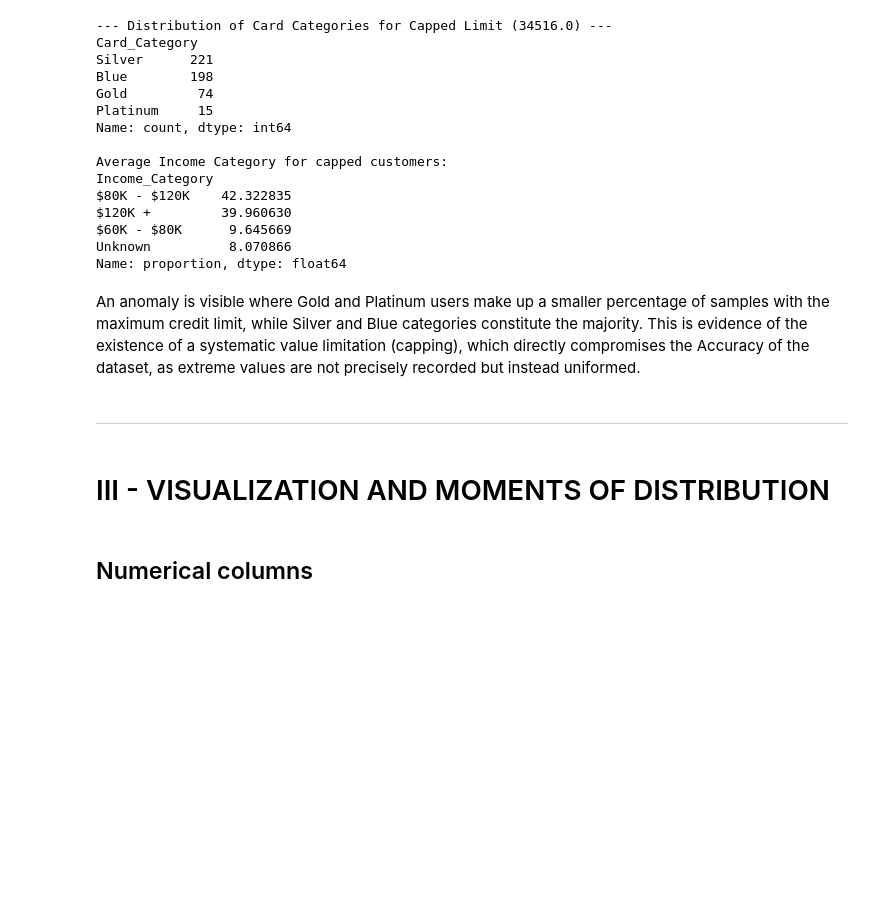
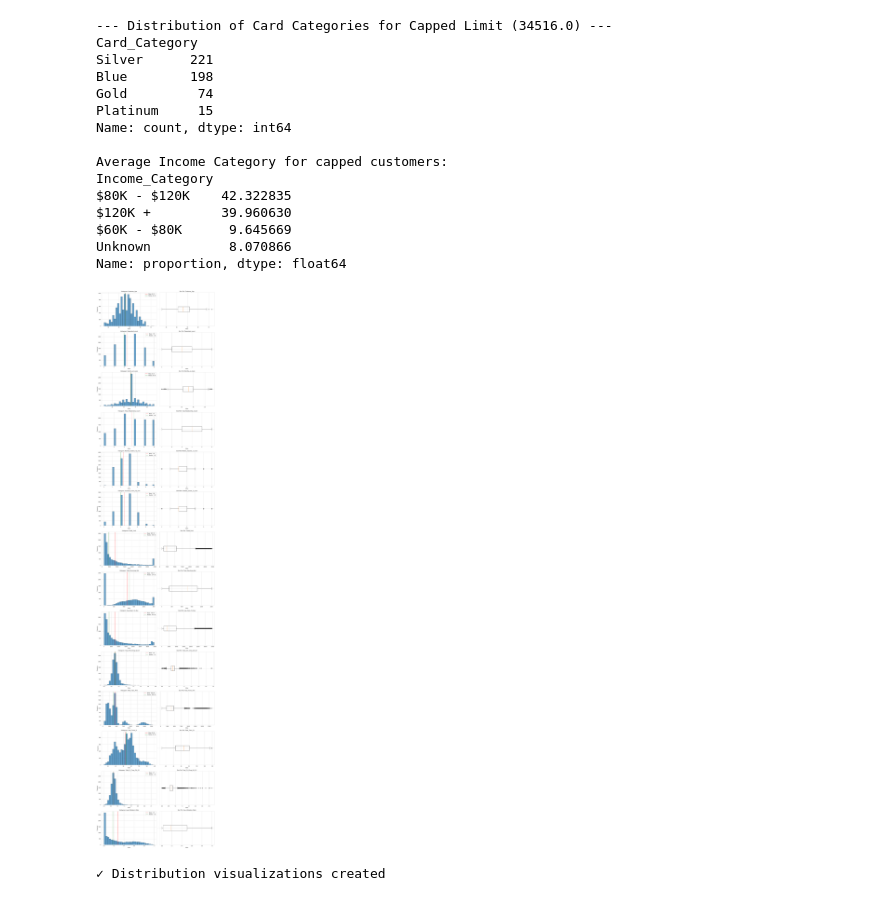
Before and after one commit to vekiii/ai-and-machine-learning, a Jupyter notebook: machine-learning-projects/data-preprocessing-project1/practical_part_eng.ipynb, the cells around one changed output. Cells and saved outputs as stored; diff of their text form; code cells hidden in the pictures; blank space fills up the shorter version.

```diff
--- a/machine-learning-projects/data-preprocessing-project1/practical_part_eng.ipynb
+++ b/machine-learning-projects/data-preprocessing-project1/practical_part_eng.ipynb
@@ -314,12 +391,29 @@ $120K +         39.960630
 $60K - $80K      9.645669
 Unknown          8.070866
 Name: proportion, dtype: float64
-# %% [markdown]
-An anomaly is visible where Gold and Platinum users make up a smaller percentage of samples with the maximum credit limit, while Silver and Blue categories constitute the majority. This is evidence of the existence of a systematic value limitation (capping), which directly compromises the Accuracy of the dataset, as extreme values are not precisely recorded but instead uniformed.
-# %% [markdown]
----------------------------
-# %% [markdown]
-# III - VISUALIZATION AND MOMENTS OF DISTRIBUTION
-# %% [markdown]
-## Numerical columns
+# %%
+fig, axes = plt.subplots(len(numerical_cols), 2, figsize=(15, 5*len(numerical_cols)))
+
+for idx, col in enumerate(numerical_cols):
+
+    axes[idx, 0].hist(data[col].dropna(), bins=30, edgecolor='black', alpha=0.7)
+    axes[idx, 0].axvline(data[col].mean(), color='red', linestyle='--', label=f'Mean: {data[col].mean():.2f}')
+    axes[idx, 0].axvline(data[col].median(), color='green', linestyle='--', label=f'Median: {data[col].median():.2f}')
+    axes[idx, 0].set_title(f'Histogram: {col}')
+    axes[idx, 0].set_xlabel('Value')
+    axes[idx, 0].set_ylabel('Frequency')
+    axes[idx, 0].legend()
+
+    axes[idx, 1].boxplot(data[col].dropna(), vert=False)
+    axes[idx, 1].set_title(f'Box Plot: {col}')
+    axes[idx, 1].set_xlabel('Value')
+
+plt.tight_layout()
+plt.savefig('distributions.png', dpi=300, bbox_inches='tight')
+plt.show()
+
+print("✓ Distribution visualizations created")
+# %% [output]
+[figure, added]
+✓ Distribution visualizations created
 # %%
```
Also changed, not shown: parts of 135 cells of this notebook.
